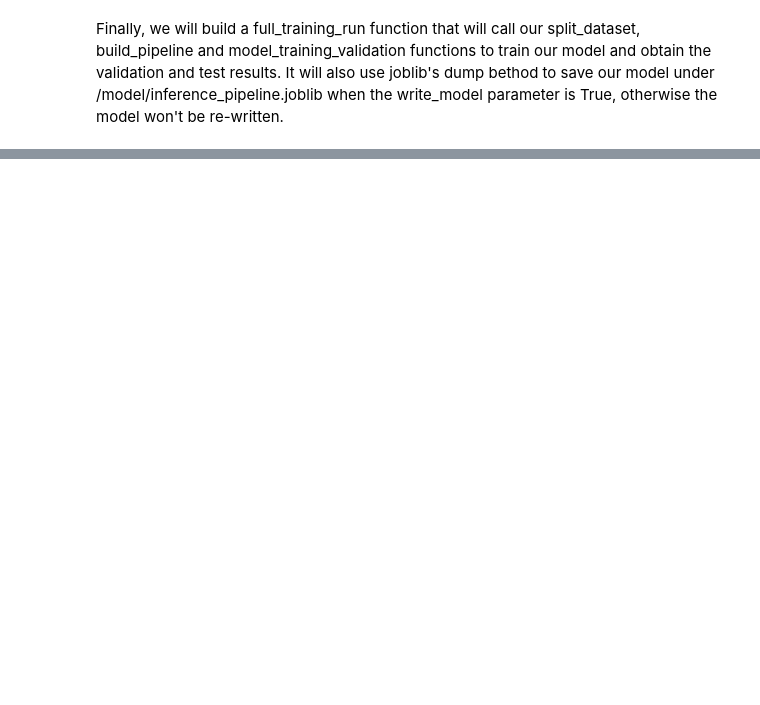
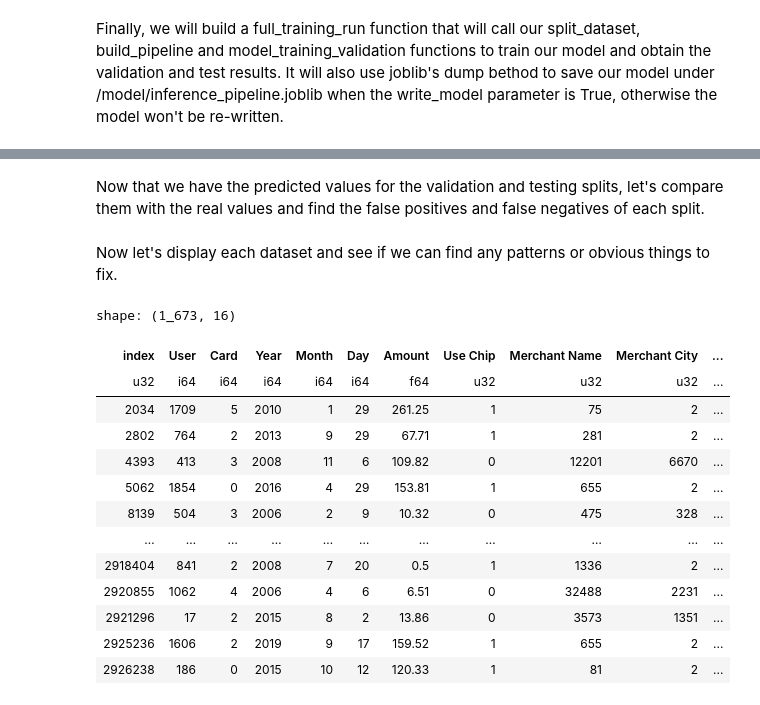
Before and after one commit to Underdoge/fraud-detection, a Jupyter notebook: notebooks/fraud_detection.ipynb, the cells around one changed output, grey strips where cells are left out. Saved outputs shown, nothing was run; the diff lists cells and outputs as text; code cells hidden in the pictures; blank space fills up the shorter version.

```diff
--- a/notebooks/fraud_detection.ipynb
+++ b/notebooks/fraud_detection.ipynb
@@ -882,0 +861,26 @@ Pipeline(steps=[('feature_engineering',
+# %%
+def model_training_validation(final_pipeline: Pipeline,
+                              train_x: DataFrame, train_y: DataFrame,
+                              validate_x: DataFrame, test_x: DataFrame):
+
+    final_pipeline.fit(train_x, train_y.to_numpy().ravel())
+
+    train_pred_y = final_pipeline.predict(train_x)
+    validate_pred_y = final_pipeline.predict(validate_x)
+    test_pred_y = final_pipeline.predict(test_x)
+
+    return train_pred_y, validate_pred_y, test_pred_y
+
+training_data, validate_data, test_data = split_dataset(new_data_df,
+                                                            train_proportion=0.6,
+                                                            test_proportion=0.5)
+
+training_pipeline = build_pipeline()
+
+train_pred_y, validate_pred_y, test_pred_y = model_training_validation(
+    training_pipeline,
+    train_x=training_data[0],
+    train_y=training_data[1],
+    validate_x=validate_data[0],
+    test_x=test_data[0],
+)
@@ -882,0 +900,2 @@ Pipeline(steps=[('feature_engineering',
+# %% [markdown]
+Now that we have the predicted values for the validation and testing splits, let's compare them with the real values and find the false positives and false negatives of each split.
@@ -882,0 +952,19 @@ Pipeline(steps=[('feature_engineering',
+# %% [markdown]
+Now let's display each dataset and see if we can find any patterns or obvious things to fix.
+# %%
+false_neg_validate_x
+# %% [output]
+shape: (1_673, 16)
+| index | User | Card | Year | Month | Day | Amount | Use Chip | Merchant Name | Merchant City | ... |
+| u32 | i64 | i64 | i64 | i64 | i64 | f64 | u32 | u32 | u32 | ... |
+| 2034 | 1709 | 5 | 2010 | 1 | 29 | 261.25 | 1 | 75 | 2 | ... |
+| 2802 | 764 | 2 | 2013 | 9 | 29 | 67.71 | 1 | 281 | 2 | ... |
+| 4393 | 413 | 3 | 2008 | 11 | 6 | 109.82 | 0 | 12201 | 6670 | ... |
+| 5062 | 1854 | 0 | 2016 | 4 | 29 | 153.81 | 1 | 655 | 2 | ... |
+| 8139 | 504 | 3 | 2006 | 2 | 9 | 10.32 | 0 | 475 | 328 | ... |
+| … | … | … | … | … | … | … | … | … | … | ... |
+| 2918404 | 841 | 2 | 2008 | 7 | 20 | 0.5 | 1 | 1336 | 2 | ... |
+| 2920855 | 1062 | 4 | 2006 | 4 | 6 | 6.51 | 0 | 32488 | 2231 | ... |
+| 2921296 | 17 | 2 | 2015 | 8 | 2 | 13.86 | 0 | 3573 | 1351 | ... |
+| 2925236 | 1606 | 2 | 2019 | 9 | 17 | 159.52 | 1 | 655 | 2 | ... |
+| 2926238 | 186 | 0 | 2015 | 10 | 12 | 120.33 | 1 | 81 | 2 | ... |
```
Also changed, not shown: parts of 18 cells of this notebook, 5 other files.
